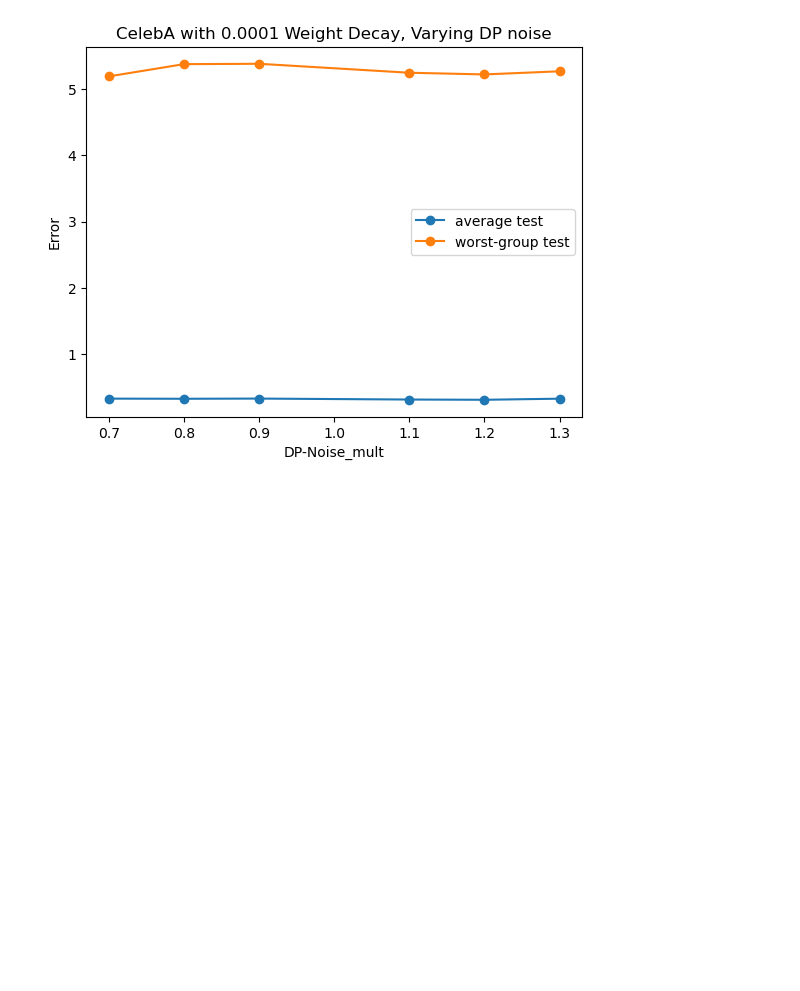
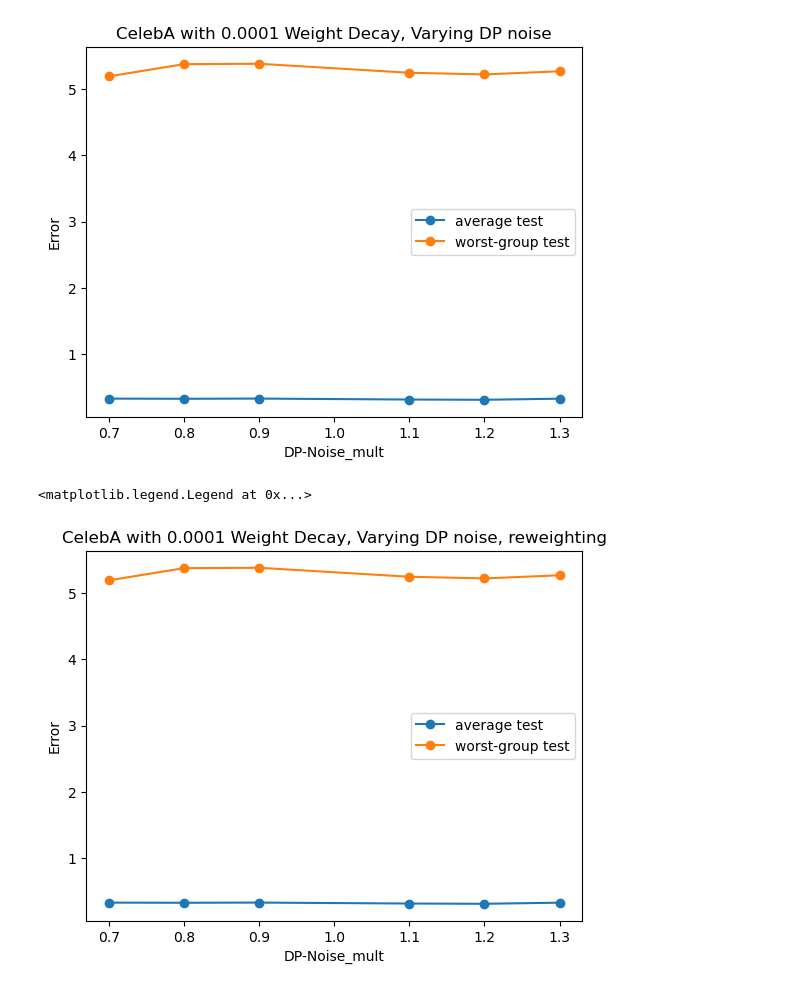
Before and after one commit to arinchang/overparam_spur_corr, a Jupyter notebook: dp_plots.ipynb, the cells around one changed output. Cells and saved outputs as stored; diff of their text form; code cells hidden in the pictures; blank space fills up the shorter version.

```diff
--- a/dp_plots.ipynb
+++ b/dp_plots.ipynb
@@ -196,3 +175,29 @@ plt.legend()
 # %% [output]
 <matplotlib.legend.Legend at 0x...>
 [figure]
+# %%
+dpw32_n07_reweight = pd.read_csv('logs/test_dp_w32_n07_reweight.csv')
+dpw32_n08_reweight = pd.read_csv('logs/test_dp_w32_n08_reweight.csv')
+dpw32_n09_reweight = pd.read_csv('logs/test_dp_w32_n09_reweight.csv')
+dpw32_n11_reweight = pd.read_csv('logs/test_dp_w32_n11_reweight.csv')
+dpw32_n12_reweight = pd.read_csv('logs/test_dp_w32_n12_reweight.csv')
+dpw32_n13_reweight = pd.read_csv('logs/test_dp_w32_n13_reweight.csv')
+# %%
+dpw32_n07_worst_group_reweight = np.mean(np.array(dpw32_n07_reweight['avg_loss_group:3'])[40:])
+dpw32_n08_worst_group_reweight = np.mean(np.array(dpw32_n08_reweight['avg_loss_group:3'])[40:])
+dpw32_n09_worst_group_reweight = np.mean(np.array(dpw32_n09_reweight['avg_loss_group:3'])[40:])
+dpw32_n11_worst_group_reweight = np.mean(np.array(dpw32_n11_reweight['avg_loss_group:3'])[40:])
+dpw32_n12_worst_group_reweight = np.mean(np.array(dpw32_n12_reweight['avg_loss_group:3'])[40:])
+dpw32_n13_worst_group_reweight = np.mean(np.array(dpw32_n13_reweight['avg_loss_group:3'])[40:])
+# %%
+test_errors = np.array([dpw32_n07_reweight['avg_actual_loss'][49], dpw32_n08_reweight['avg_actual_loss'][49], dpw32_n09_reweight['avg_actual_loss'][49], dpw32_n11_reweight['avg_actual_loss'][49], dpw32_n12_reweight['avg_actual_loss'][49], dpw32_n13_reweight['avg_actual_loss'][49]])
+worst_group_errors = np.array([dpw32_n07_worst_group_reweight, dpw32_n08_worst_group_reweight, dpw32_n09_worst_group_reweight, dpw32_n11_worst_group_reweight, dpw32_n12_worst_group_reweight, dpw32_n13_worst_group_reweight])
+plt.plot(np.array([0.7, 0.8, 0.9, 1.1, 1.2, 1.3]), test_errors, marker='o', label='average test')
+plt.plot(np.array([0.7, 0.8, 0.9, 1.1, 1.2, 1.3]), worst_group_errors, marker='o', label='worst-group test')
+plt.title("CelebA with 0.0001 Weight Decay, Varying DP noise, reweighting")
+plt.xlabel("DP-Noise_mult")
+plt.ylabel("Error")
+plt.legend()
+# %% [output]
+<matplotlib.legend.Legend at 0x...>
+[figure, added]
```
Also changed, not shown: parts of 4 cells of this notebook, 1 other file.
